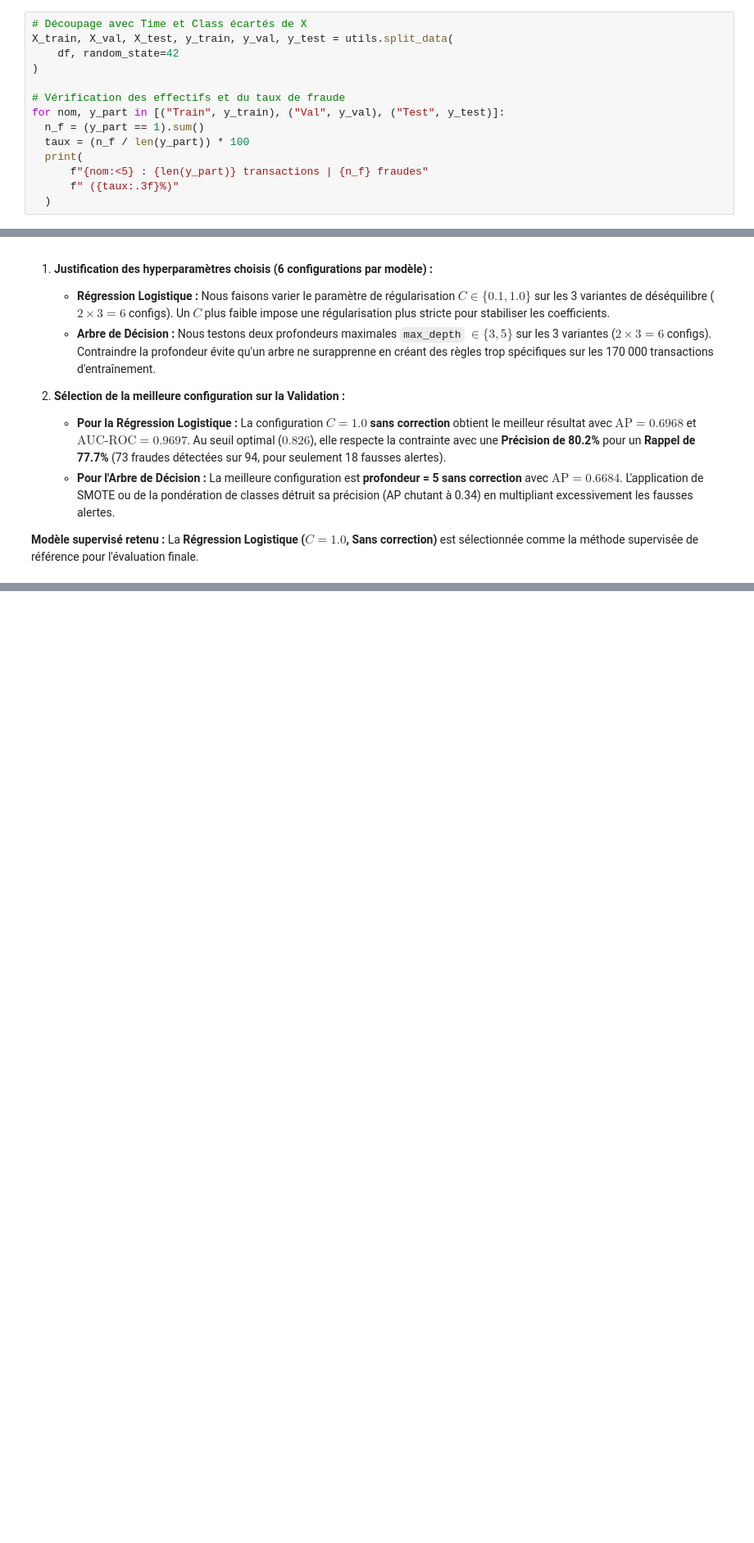
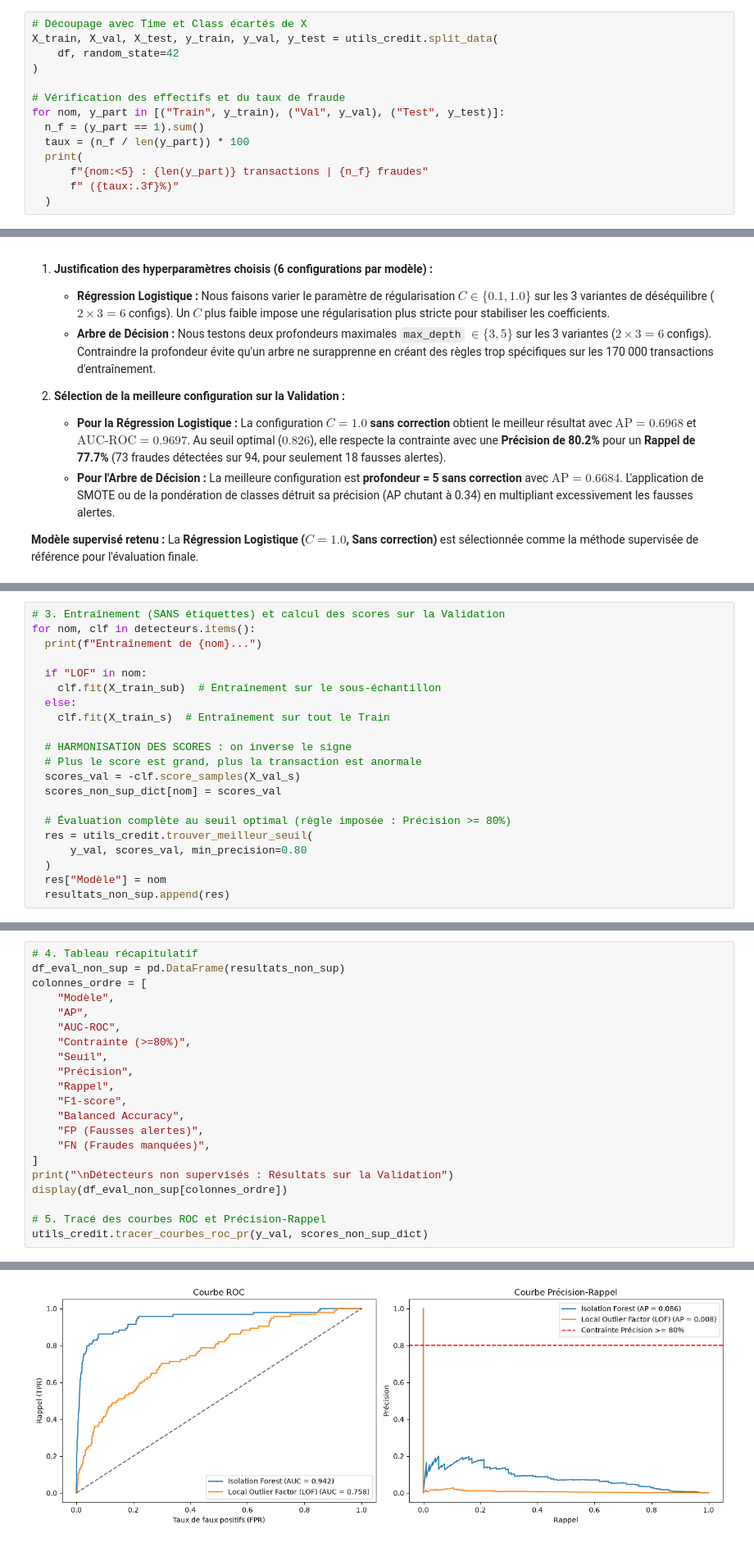
Before and after one commit to HananeDjouadi/TP-Anomalie-ML, a Jupyter notebook: notebook/partie2_fraudes.ipynb, the cells around one changed output, grey strips where cells are left out. Shown at 82% size. Cells and saved outputs as stored; diff of their text form; blank space fills up the shorter version.

```diff
--- a/notebook/partie2_fraudes.ipynb
+++ b/notebook/partie2_fraudes.ipynb
@@ -88,7 +86,7 @@ plt.show()
 ### Découpage stratifié (60% Train / 20% Val / 20% Test)
 # %%
 # Découpage avec Time et Class écartés de X
-X_train, X_val, X_test, y_train, y_val, y_test = utils.split_data(
+X_train, X_val, X_test, y_train, y_val, y_test = utils_credit.split_data(
     df, random_state=42
 )
 
@@ -544,0 +582,21 @@ Arbre de Décision : Évaluation des 6 configurations
+# %%
+# 3. Entraînement (SANS étiquettes) et calcul des scores sur la Validation
+for nom, clf in detecteurs.items():
+  print(f"Entraînement de {nom}...")
+
+  if "LOF" in nom:
+    clf.fit(X_train_sub)  # Entraînement sur le sous-échantillon
+  else:
+    clf.fit(X_train_s)  # Entraînement sur tout le Train
+
+  # HARMONISATION DES SCORES : on inverse le signe
+  # Plus le score est grand, plus la transaction est anormale
+  scores_val = -clf.score_samples(X_val_s)
+  scores_non_sup_dict[nom] = scores_val
+
+  # Évaluation complète au seuil optimal (règle imposée : Précision >= 80%)
+  res = utils_credit.trouver_meilleur_seuil(
+      y_val, scores_val, min_precision=0.80
+  )
+  res["Modèle"] = nom
+  resultats_non_sup.append(res)
@@ -544,0 +606,22 @@ Arbre de Décision : Évaluation des 6 configurations
+# %%
+# 4. Tableau récapitulatif
+df_eval_non_sup = pd.DataFrame(resultats_non_sup)
+colonnes_ordre = [
+    "Modèle",
+    "AP",
+    "AUC-ROC",
+    "Contrainte (>=80%)",
+    "Seuil",
+    "Précision",
+    "Rappel",
+    "F1-score",
+    "Balanced Accuracy",
+    "FP (Fausses alertes)",
+    "FN (Fraudes manquées)",
+]
+print("\nDétecteurs non supervisés : Résultats sur la Validation")
+display(df_eval_non_sup[colonnes_ordre])
+
+# 5. Tracé des courbes ROC et Précision-Rappel
+utils_credit.tracer_courbes_roc_pr(y_val, scores_non_sup_dict)
+# %% [output]
@@ -544,0 +632 @@ Arbre de Décision : Évaluation des 6 configurations
+[figure, added]
```
Also changed, not shown: parts of 25 cells of this notebook, 2 other files.
